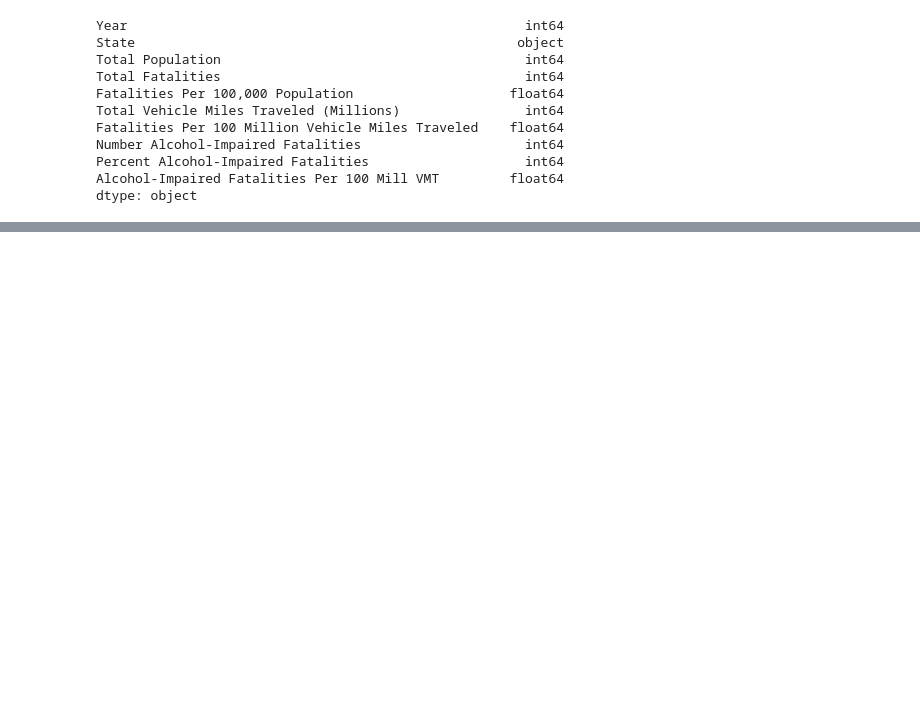
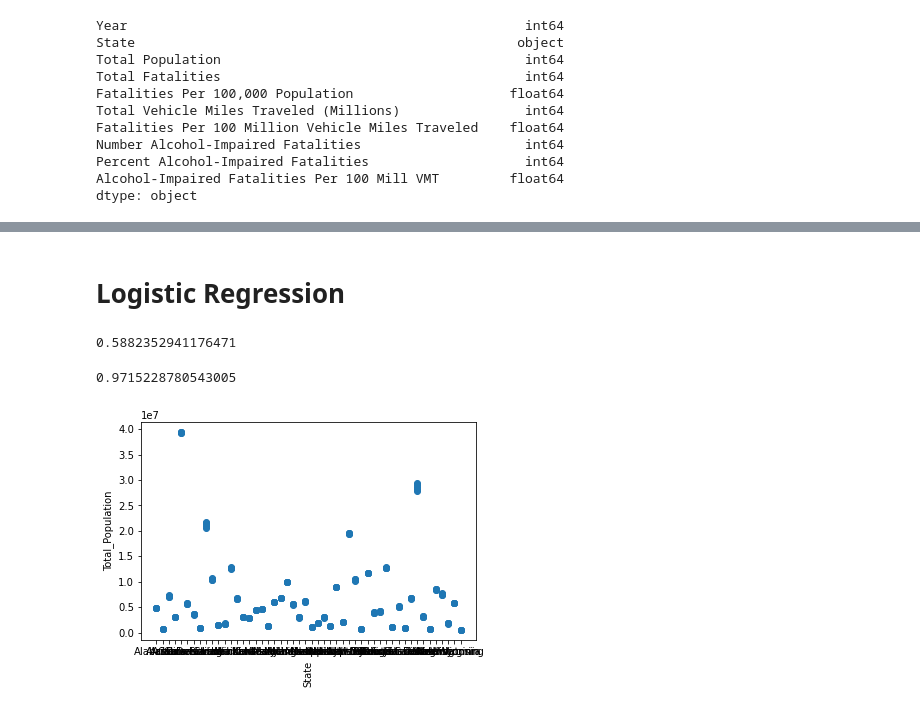
Before and after one commit to AjaniBenoit/Final_Project, a Jupyter notebook: car_fatality.ipynb, the cells around one changed output, grey strips where cells are left out. Cells and saved outputs as stored; diff of their text form; code cells hidden in the pictures; blank space fills up the shorter version.

```diff
--- a/car_fatality.ipynb
+++ b/car_fatality.ipynb
@@ -130,0 +124,7 @@ NameError: name 'state_num' is not defined
+# %%
+import pandas as pd
+
+
+file_path = Path("./edaData.csv", index_col=0)
+car_fatality_df = pd.read_csv(file_path)
+car_fatality_df.head()
@@ -130,0 +149,3 @@ NameError: name 'state_num' is not defined
+# %%
+car_fatality_df = car_fatality_df.drop(["Fatalities Per 100 Million Vehicle Miles Traveled", "Total Vehicle Miles Traveled (Millions)"], axis=1)
+car_fatality_df.head()
@@ -130,0 +159,3 @@ NameError: name 'state_num' is not defined
+# %%
+car_fatality_df = car_fatality_df.drop(["Alcohol-Impaired Fatalities Per 100 Mill VMT", "Percent Alcohol-Impaired Fatalities","Fatalities Per 100,000 Population"], axis=1)
+car_fatality_df.head()
@@ -131,5 +216,5 @@ NameError: name 'state_num' is not defined
 # %%
 # Transform the state column into numbers
-label_encoder = LabelEncoder()
-car_fatality_df["state_le"] = label_encoder.fit_transform(car_fatality_df["state"])
-car_fatality_df.head()
+# label_encoder = LabelEncoder()
+# car_fatality_df["State_le"] = label_encoder.fit_transform(car_fatality_df["State"])
+# car_fatality_df.head()
@@ -147,0 +261,2 @@ Split the Data into Training and Testing
+# %% [markdown]
+# Logistic Regression
@@ -147,0 +265,4 @@ Split the Data into Training and Testing
+# %%
+model.score(X_train,y_train)
+# %% [output]
+0.5882352941176471
@@ -147,0 +271,11 @@ Split the Data into Training and Testing
+# %%
+r2_score(y_test, y_predict)
+# %% [output]
+0.9715228780543005
+# %%
+plt.scatter(car_fatality_df.State,car_fatality_df["Total Population"])
+plt.xlabel('State')
+plt.ylabel('Total_Population')
+plt.show()
+# %% [output]
+[figure, added]
```
Also changed, not shown: parts of 30 cells of this notebook.
